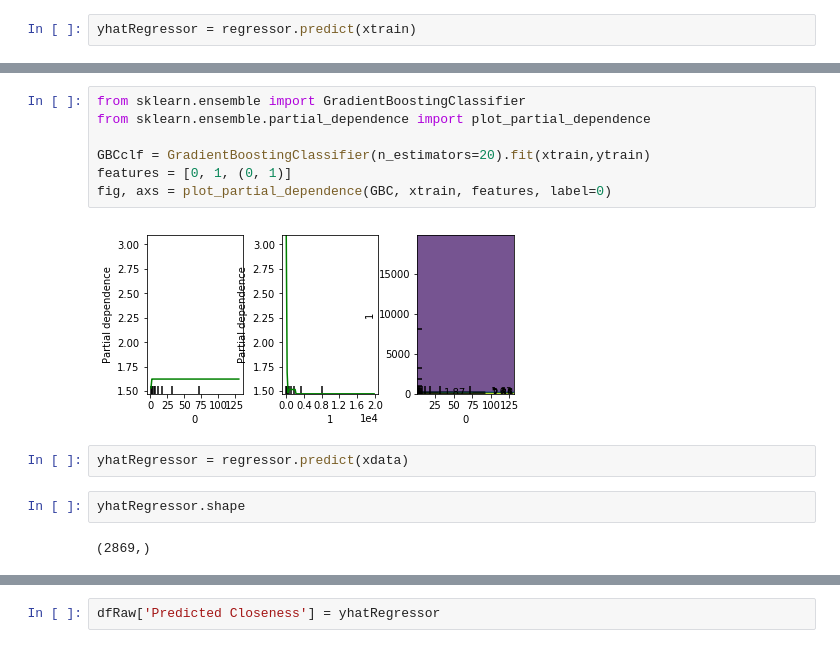
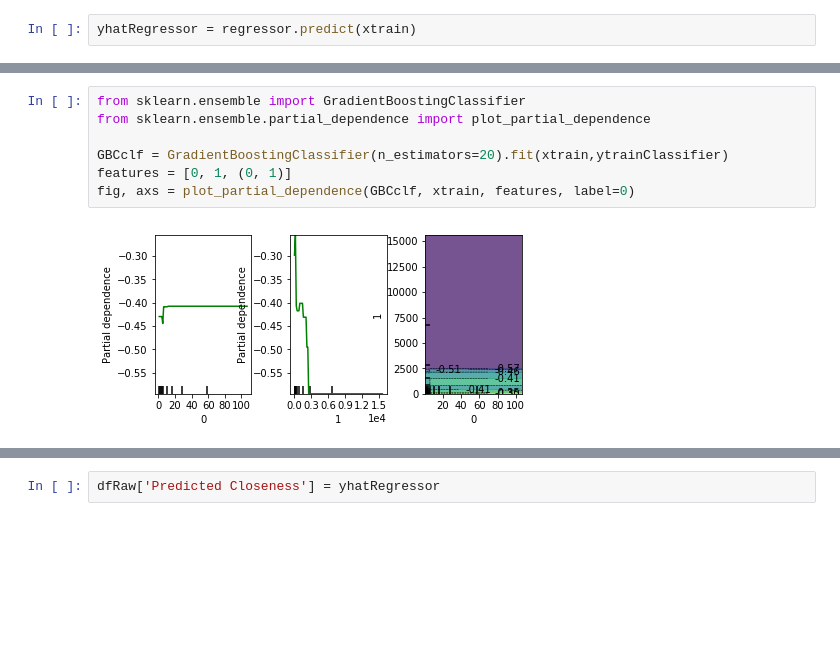
Before and after one commit to mobouzari/MLIndependentStudy, a Jupyter notebook: 80-20 with accuracy plots, fit, predict.ipynb, the cells around one changed output, grey strips where cells are left out. Cells and saved outputs as stored; diff of their text form; blank space fills up the shorter version.

Commit message:
added plots, search over parameters, etc.

```diff
--- a/80-20 with accuracy plots, fit, predict.ipynb
+++ b/80-20 with accuracy plots, fit, predict.ipynb
@@ -256,15 +289,9 @@ scores.mean()
 # %%
 from sklearn.ensemble import GradientBoostingClassifier
 from sklearn.ensemble.partial_dependence import plot_partial_dependence
 
-GBCclf = GradientBoostingClassifier(n_estimators=20).fit(xtrain,ytrain)
+GBCclf = GradientBoostingClassifier(n_estimators=20).fit(xtrain,ytrainClassifier)
 features = [0, 1, (0, 1)]
-fig, axs = plot_partial_dependence(GBC, xtrain, features, label=0)
+fig, axs = plot_partial_dependence(GBCclf, xtrain, features, label=0)
 # %% [output]
-[figure, old version]
+[figure, new version]
-# %%
-yhatRegressor = regressor.predict(xdata)
-# %%
-yhatRegressor.shape
-# %% [output]
-(2869,)
```
Also changed, not shown: parts of 23 cells of this notebook.
